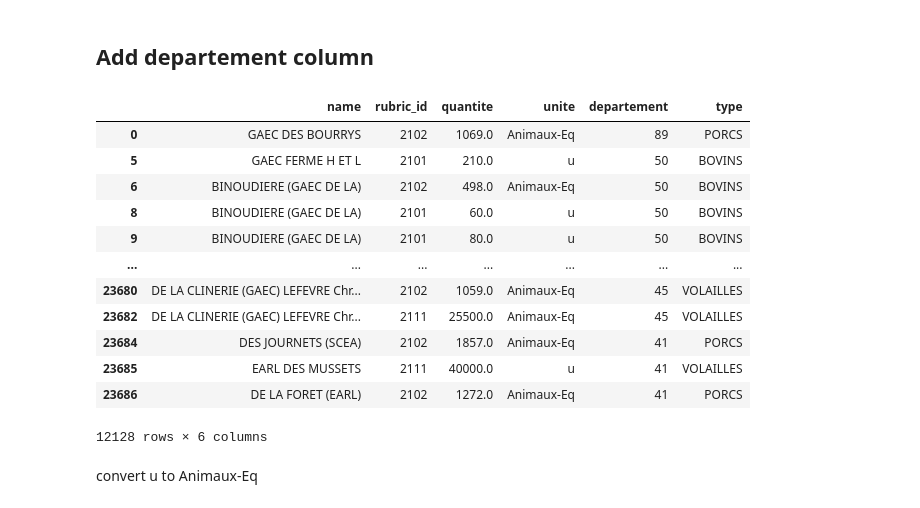
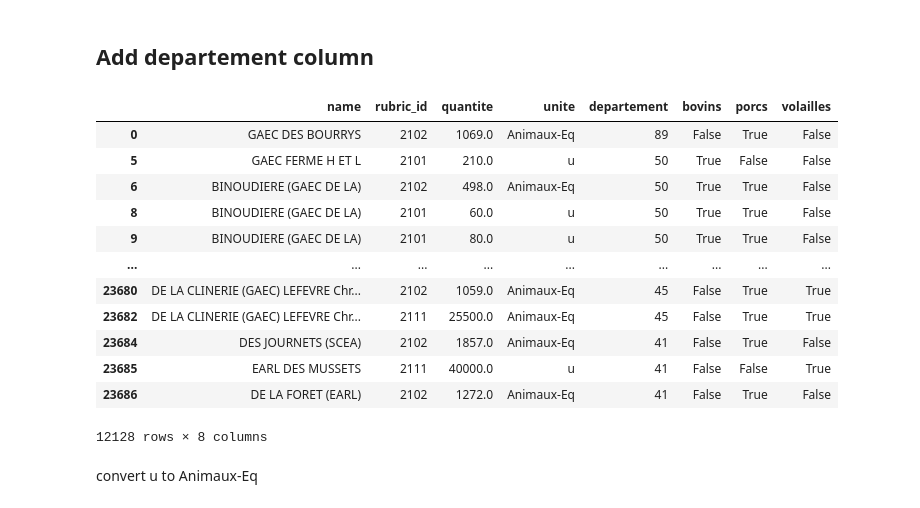
Before and after one commit to mperreir/Hyblab2023, a Jupyter notebook: alerte/data-analysis/4.ipynb, the cells around one changed output. Saved outputs shown, nothing was run; the diff lists cells and outputs as text; code cells hidden in the pictures.

Commit message:
fix animal type

```diff
--- a/alerte/data-analysis/4.ipynb
+++ b/alerte/data-analysis/4.ipynb
@@ -23,20 +23,20 @@ farms["departement"] = farms.codePostal.apply(departement_of)
 # %%
 farms_stocks = farms.merge(stocks, left_on="name", right_on="raison_sociale")
 # %%
-farms_stocks = farms_stocks[["name", "rubric_id", "quantite", "unite", "departement", "type"]]
+farms_stocks = farms_stocks[["name", "rubric_id", "quantite", "unite", "departement", "bovins", "porcs", "volailles"]]
 farms_stocks = farms_stocks[(farms_stocks.unite == "u") | (farms_stocks.unite == "Animaux-Eq")]
 farms_stocks
 # %% [output]
-|  | name | rubric_id | quantite | unite | departement | type |
-| 0 | GAEC DES BOURRYS | 2102 | 1069.0 | Animaux-Eq | 89 | PORCS |
-| 5 | GAEC FERME H ET L | 2101 | 210.0 | u | 50 | BOVINS |
-| 6 | BINOUDIERE (GAEC DE LA) | 2102 | 498.0 | Animaux-Eq | 50 | BOVINS |
-| 8 | BINOUDIERE (GAEC DE LA) | 2101 | 60.0 | u | 50 | BOVINS |
-| 9 | BINOUDIERE (GAEC DE LA) | 2101 | 80.0 | u | 50 | BOVINS |
-| ... | ... | ... | ... | ... | ... | ... |
-| 23680 | DE LA CLINERIE (GAEC) LEFEVRE Chr... | 2102 | 1059.0 | Animaux-Eq | 45 | VOLAILLES |
-| 23682 | DE LA CLINERIE (GAEC) LEFEVRE Chr... | 2111 | 25500.0 | Animaux-Eq | 45 | VOLAILLES |
-| 23684 | DES JOURNETS (SCEA) | 2102 | 1857.0 | Animaux-Eq | 41 | PORCS |
-| 23685 | EARL DES MUSSETS | 2111 | 40000.0 | u | 41 | VOLAILLES |
-| 23686 | DE LA FORET (EARL) | 2102 | 1272.0 | Animaux-Eq | 41 | PORCS |
+|  | name | rubric_id | quantite | unite | departement | bovins | porcs | volailles |
+| 0 | GAEC DES BOURRYS | 2102 | 1069.0 | Animaux-Eq | 89 | False | True | False |
+| 5 | GAEC FERME H ET L | 2101 | 210.0 | u | 50 | True | False | False |
+| 6 | BINOUDIERE (GAEC DE LA) | 2102 | 498.0 | Animaux-Eq | 50 | True | True | False |
+| 8 | BINOUDIERE (GAEC DE LA) | 2101 | 60.0 | u | 50 | True | True | False |
+| 9 | BINOUDIERE (GAEC DE LA) | 2101 | 80.0 | u | 50 | True | True | False |
+| ... | ... | ... | ... | ... | ... | ... | ... | ... |
+| 23680 | DE LA CLINERIE (GAEC) LEFEVRE Chr... | 2102 | 1059.0 | Animaux-Eq | 45 | False | True | True |
+| 23682 | DE LA CLINERIE (GAEC) LEFEVRE Chr... | 2111 | 25500.0 | Animaux-Eq | 45 | False | True | True |
+| 23684 | DES JOURNETS (SCEA) | 2102 | 1857.0 | Animaux-Eq | 41 | False | True | False |
+| 23685 | EARL DES MUSSETS | 2111 | 40000.0 | u | 41 | False | False | True |
+| 23686 | DE LA FORET (EARL) | 2102 | 1272.0 | Animaux-Eq | 41 | False | True | False |
-12128 rows × 6 columns
+12128 rows × 8 columns
```
Also changed, not shown: parts of 8 cells of this notebook, 1 other file.
